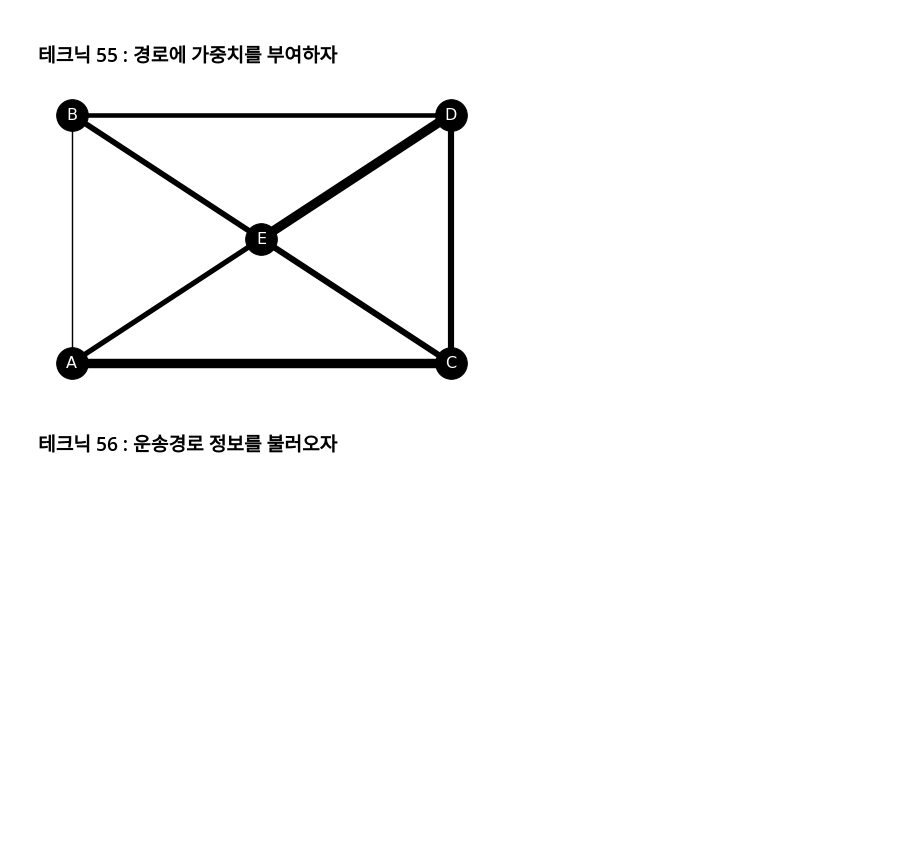
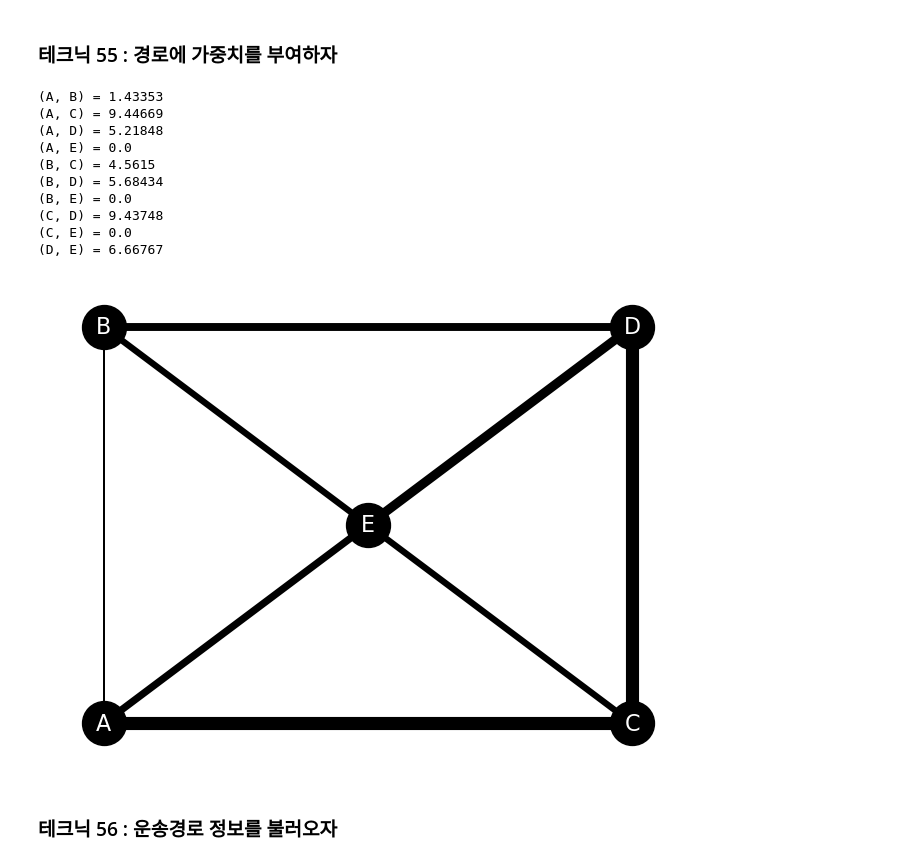
Before and after one commit to wikibook/pyda100, a Jupyter notebook: 6장/6장_answer.ipynb, the cells around one changed output. Cells and saved outputs as stored; diff of their text form; code cells hidden in the pictures; blank space fills up the shorter version.

```diff
--- a/6장/6장_answer.ipynb
+++ b/6장/6장_answer.ipynb
@@ -226,43 +226,62 @@ import pandas as pd
 import numpy as np
 import matplotlib.pyplot as plt
 import networkx as nx
 
 # 데이터 불러오기
 df_w = pd.read_csv('network_weight.csv')
 df_p = pd.read_csv('network_pos.csv')
 
-# 엣지 가중치 리스트화
-size = 10
-edge_weights = []
-for i in range(len(df_w)):
-    for j in range(len(df_w.columns)):
-        edge_weights.append(df_w.iloc[i][j]*size)
-
 # 그래프 객체 생성
 G = nx.Graph()
 
 # 노드 설정
 for i in range(len(df_w.columns)):
     G.add_node(df_w.columns[i])
 
-# 엣지 설정
+# 엣지 설정 & 가중치 리스트화
+size = 10
+edge_weights = []
+num_pre = 0
+# 엣지 가중치 확인용 번역자 추가 코드
+name = ['A','B','C','D','E']
+
 for i in range(len(df_w.columns)):
     for j in range(len(df_w.columns)):
-        G.add_edge(df_w.columns[i],df_w.columns[j])
+        if not (i==j):
+            # 엣지 추가
+            G.add_edge(df_w.columns[i],df_w.columns[j])
+            if num_pre<len(G.edges):
+                num_pre = len(G.edges)
+                # 엣지 가중치 추가
+                edge_weights.append(df_w.iloc[i][j]*size)
+
+                # 엣지 가중치 확인용 번역자 추가 코드
+                print(f'({name[i]}, {name[j]}) = {np.round(edge_weights[-1],5)}')
+
 
 # 좌표 설정
 pos = {}
 for i in range(len(df_w.columns)):
     node = df_w.columns[i]
     pos[node] = (df_p[node][0],df_p[node][1])
 
 # 그리기
 nx.draw(G, pos, with_labels=True,font_size=16, node_size = 1000, node_color='k', font_color='w', width=edge_weights)
 
 # 표시
 plt.show()
 # %% [output]
+(A, B) = 1.43353
+(A, C) = 9.44669
+(A, D) = 5.21848
+(A, E) = 0.0
+(B, C) = 4.5615
+(B, D) = 5.68434
+(B, E) = 0.0
+(C, D) = 9.43748
+(C, E) = 0.0
+(D, E) = 6.66767
-[figure, old version]
+[figure, new version]
 # %% [markdown]
 ### 테크닉 56 : 운송경로 정보를 불러오자
 # %%
```
